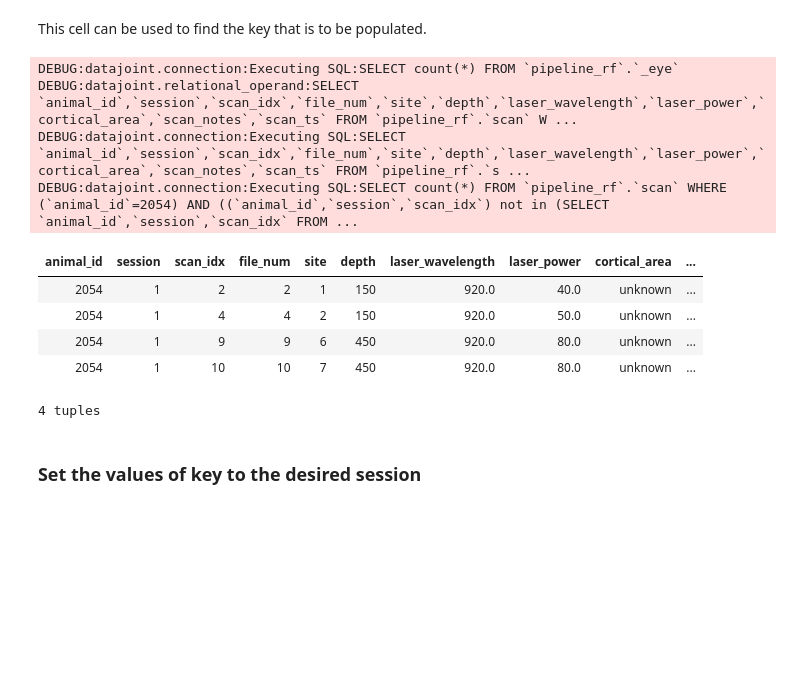
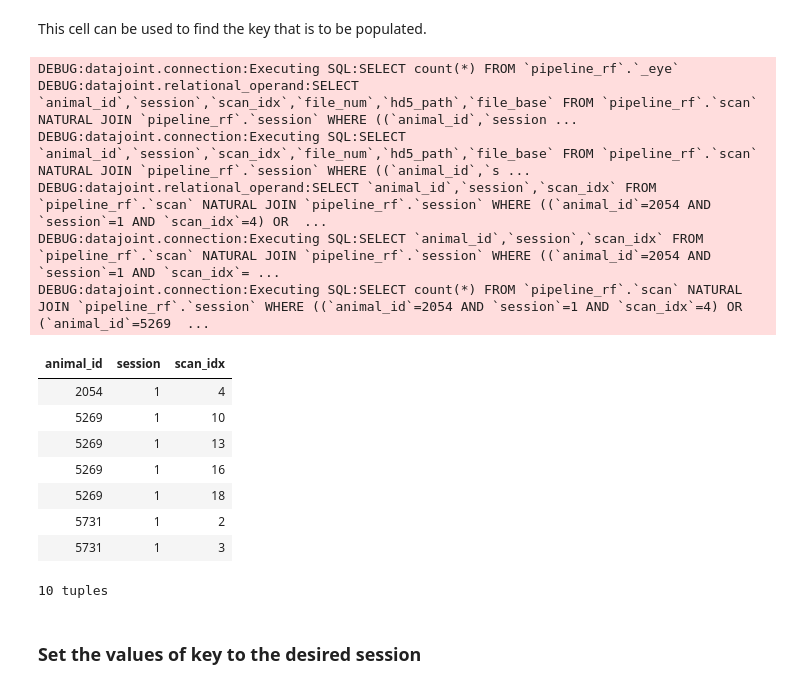
Before and after one commit to cajal/pipeline, a Jupyter notebook: python/jupyter/notebooks/New Eye.ipynb, the cells around one changed output. Saved outputs shown, nothing was run; the diff lists cells and outputs as text; code cells hidden in the pictures; blank space fills up the shorter version.

```diff
--- a/python/jupyter/notebooks/New Eye.ipynb
+++ b/python/jupyter/notebooks/New Eye.ipynb
@@ -19,19 +19,24 @@ The autoreload extension is already loaded. To reload it, use:
 ### Look at possible keys (can be skipped)
 # %% [markdown]
 This cell can be used to find the key that is to be populated.
-# %%
-rf.Scan()-rf.Eye() & dict(animal_id=2054)
-# %% [output]
-DEBUG:datajoint.connection:Executing SQL:SELECT count(*) FROM `pipeline_rf`.`_eye`
-DEBUG:datajoint.relational_operand:SELECT `animal_id`,`session`,`scan_idx`,`file_num`,`site`,`depth`,`laser_wavelength`,`laser_power`,`cortical_area`,`scan_notes`,`scan_ts` FROM `pipeline_rf`.`scan` W ...
-DEBUG:datajoint.connection:Executing SQL:SELECT `animal_id`,`session`,`scan_idx`,`file_num`,`site`,`depth`,`laser_wavelength`,`laser_power`,`cortical_area`,`scan_notes`,`scan_ts` FROM `pipeline_rf`.`s ...
-DEBUG:datajoint.connection:Executing SQL:SELECT count(*) FROM `pipeline_rf`.`scan` WHERE (`animal_id`=2054) AND ((`animal_id`,`session`,`scan_idx`) not in (SELECT `animal_id`,`session`,`scan_idx` FROM ...
-| animal_id | session | scan_idx | file_num | site | depth | laser_wavelength | laser_power | cortical_area | ... |
-| 2054 | 1 | 2 | 2 | 1 | 150 | 920.0 | 40.0 | unknown | ... |
-| 2054 | 1 | 4 | 4 | 2 | 150 | 920.0 | 50.0 | unknown | ... |
-| 2054 | 1 | 9 | 9 | 6 | 450 | 920.0 | 80.0 | unknown | ... |
-| 2054 | 1 | 10 | 10 | 7 | 450 | 920.0 | 80.0 | unknown | ... |
-4 tuples
+# %%
+rf.Eye().unpopulated()
+# %% [output]
+DEBUG:datajoint.connection:Executing SQL:SELECT count(*) FROM `pipeline_rf`.`_eye`
+DEBUG:datajoint.relational_operand:SELECT `animal_id`,`session`,`scan_idx`,`file_num`,`hd5_path`,`file_base` FROM `pipeline_rf`.`scan` NATURAL JOIN `pipeline_rf`.`session` WHERE ((`animal_id`,`session ...
+DEBUG:datajoint.connection:Executing SQL:SELECT `animal_id`,`session`,`scan_idx`,`file_num`,`hd5_path`,`file_base` FROM `pipeline_rf`.`scan` NATURAL JOIN `pipeline_rf`.`session` WHERE ((`animal_id`,`s ...
+DEBUG:datajoint.relational_operand:SELECT `animal_id`,`session`,`scan_idx` FROM `pipeline_rf`.`scan` NATURAL JOIN `pipeline_rf`.`session` WHERE ((`animal_id`=2054 AND `session`=1 AND `scan_idx`=4) OR  ...
+DEBUG:datajoint.connection:Executing SQL:SELECT `animal_id`,`session`,`scan_idx` FROM `pipeline_rf`.`scan` NATURAL JOIN `pipeline_rf`.`session` WHERE ((`animal_id`=2054 AND `session`=1 AND `scan_idx`= ...
+DEBUG:datajoint.connection:Executing SQL:SELECT count(*) FROM `pipeline_rf`.`scan` NATURAL JOIN `pipeline_rf`.`session` WHERE ((`animal_id`=2054 AND `session`=1 AND `scan_idx`=4) OR (`animal_id`=5269  ...
+| animal_id | session | scan_idx |
+| 2054 | 1 | 4 |
+| 5269 | 1 | 10 |
+| 5269 | 1 | 13 |
+| 5269 | 1 | 16 |
+| 5269 | 1 | 18 |
+| 5731 | 1 | 2 |
+| 5731 | 1 | 3 |
+10 tuples
 # %% [markdown]
 ### Set the values of key to the desired session
 # %% [markdown]
```
Also changed, not shown: parts of 5 cells of this notebook, 4 other files.
